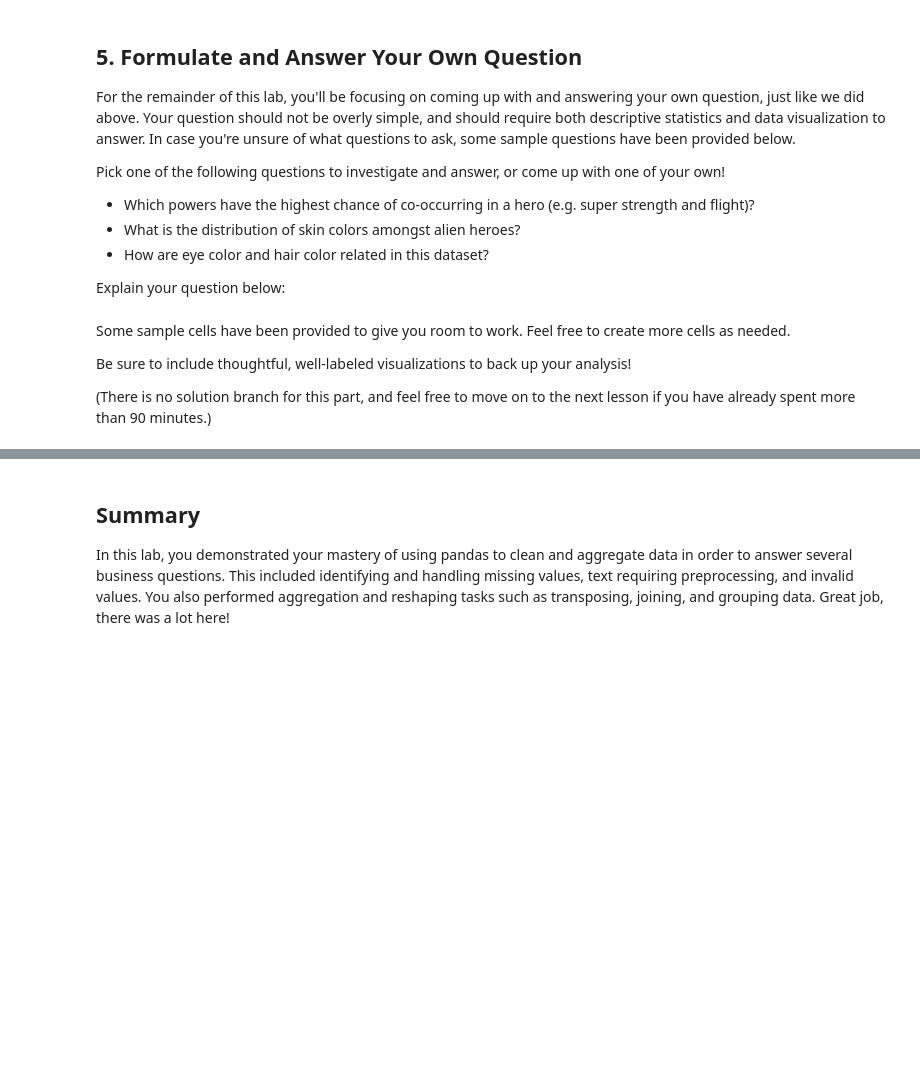
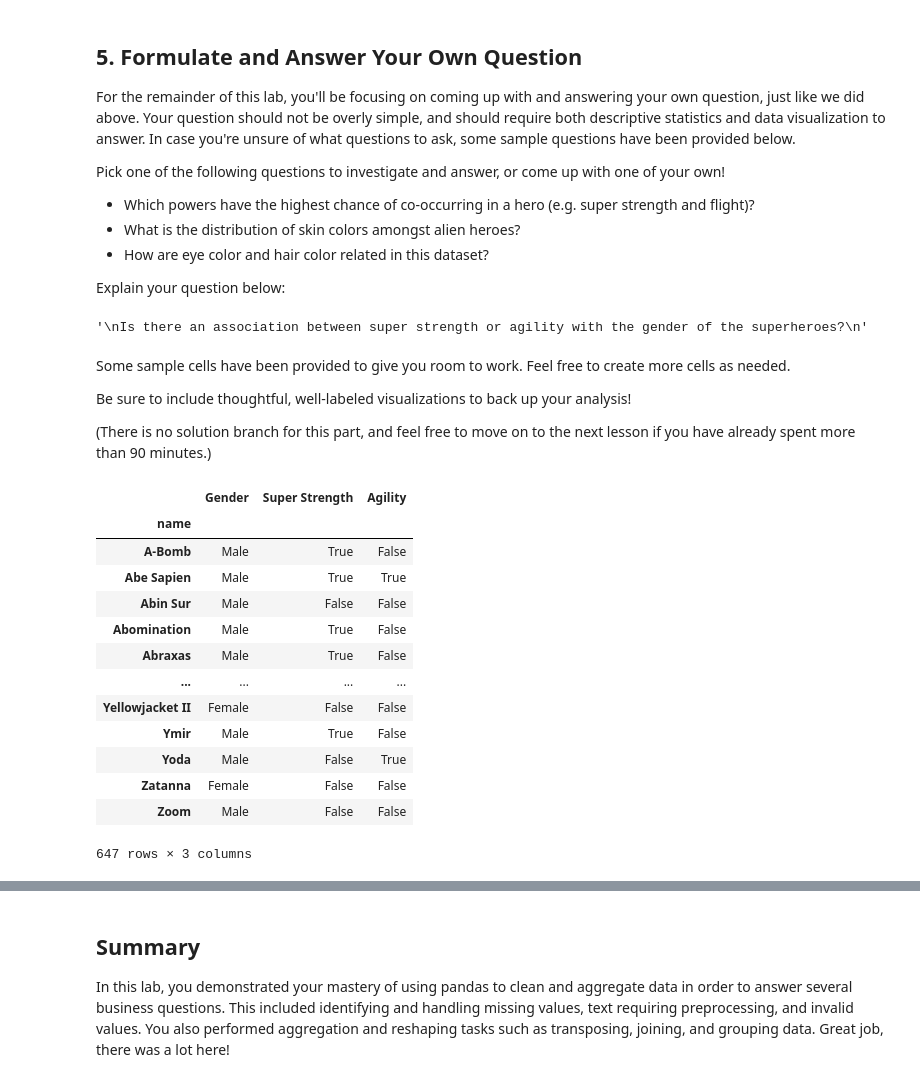
Before and after one commit to nonlocal-lia/dsc-pandas-data-cleaning-lab, a Jupyter notebook: index.ipynb, the cells around one changed output, grey strips where cells are left out. Drawn from its saved outputs; the diff is of its cells as text; code cells hidden in the pictures; blank space fills up the shorter version.

```diff
--- a/index.ipynb
+++ b/index.ipynb
@@ -894,6 +892,31 @@ None
+# %%
+# Replace None with appropriate text:
+"""
+Is there an association between super strength or agility with the gender of the superheroes?
+"""
+# %% [output]
+'\nIs there an association between super strength or agility with the gender of the superheroes?\n'
 # %% [markdown]
 Some sample cells have been provided to give you room to work. Feel free to create more cells as needed.
 
 Be sure to include thoughtful, well-labeled visualizations to back up your analysis!
 
 (There is no solution branch for this part, and feel free to move on to the next lesson if you have already spent more than 90 minutes.)
+# %%
+question_5_df = heroes_and_powers_df[['Gender', 'Super Strength', 'Agility']]
+question_5_df
+# %% [output]
+|  | Gender | Super Strength | Agility |
+| name |  |  |  |
+| A-Bomb | Male | True | False |
+| Abe Sapien | Male | True | True |
+| Abin Sur | Male | False | False |
+| Abomination | Male | True | False |
+| Abraxas | Male | True | False |
+| ... | ... | ... | ... |
+| Yellowjacket II | Female | False | False |
+| Ymir | Male | True | False |
+| Yoda | Male | False | True |
+| Zatanna | Female | False | False |
+| Zoom | Male | False | False |
+647 rows × 3 columns
```
Also changed, not shown: parts of 14 cells of this notebook.
